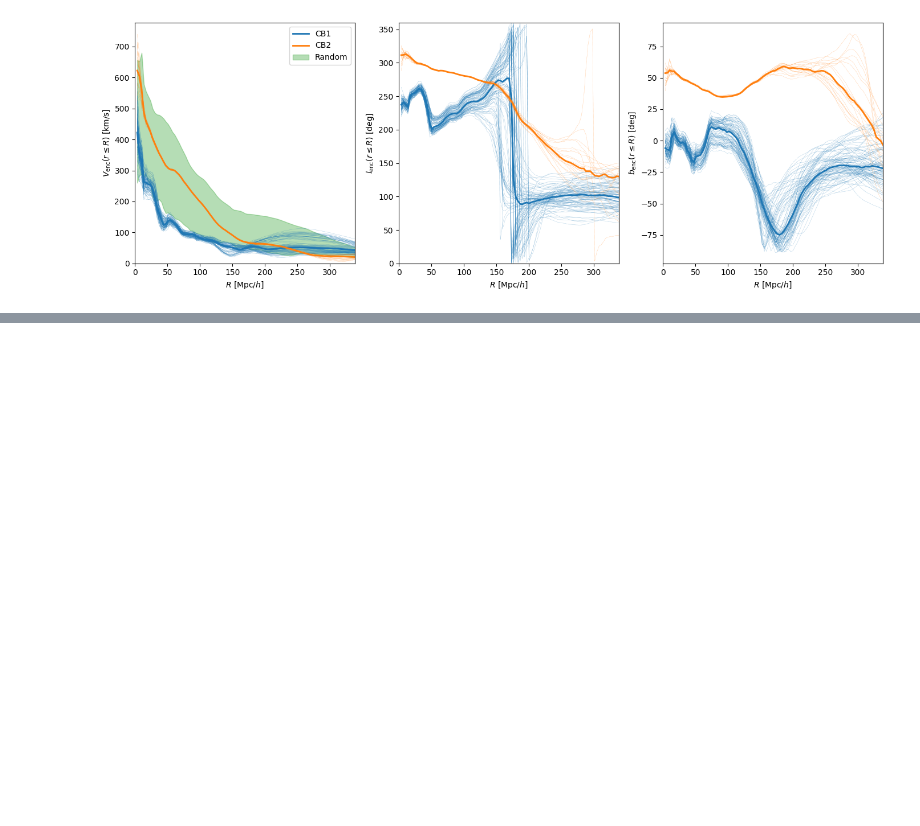
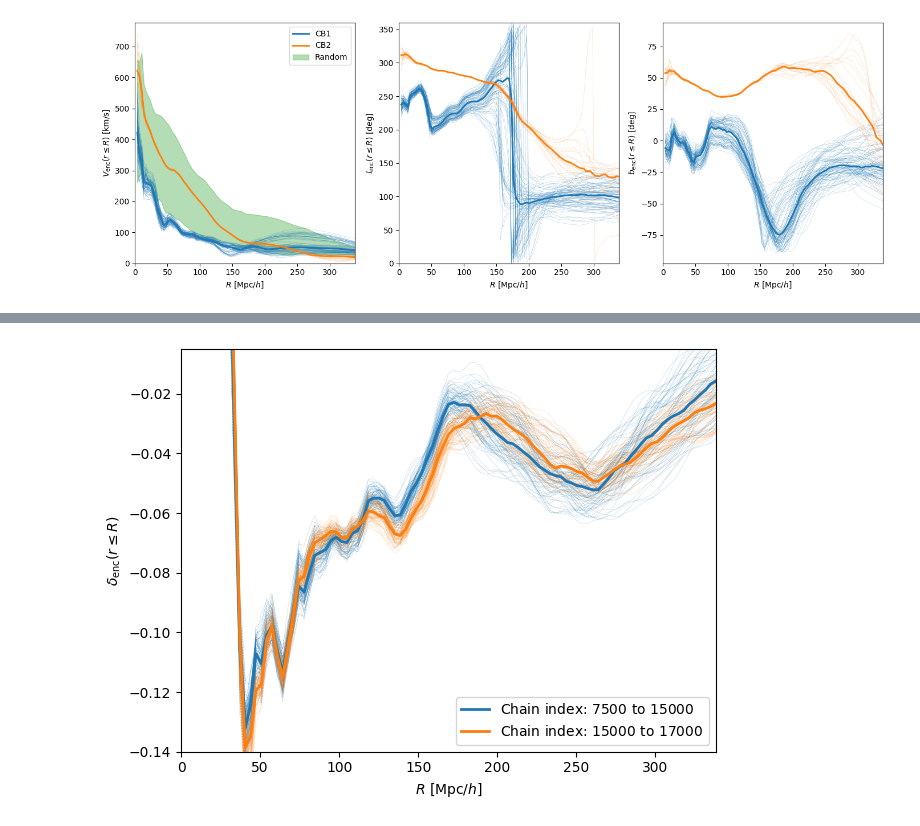
Before and after one commit to Richard-Sti/csiborgtools_public, a Jupyter notebook: notebooks/flow/flow_bulk.ipynb, the cells around one changed output, grey strips where cells are left out. Saved outputs shown, nothing was run; the diff lists cells and outputs as text; code cells hidden in the pictures; blank space fills up the shorter version.

```diff
--- a/notebooks/flow/flow_bulk.ipynb
+++ b/notebooks/flow/flow_bulk.ipynb
@@ -126,0 +125,7 @@ fig.show()
+# %%
+paths = csiborgtools.read.Paths(**csiborgtools.paths_glamdring)
+nsims = paths.get_ics("borg2_all")
+
+r, overdensity = read_enclosed_density("borg2_all")
+overdensity_A = overdensity[:80]
+overdensity_B = overdensity[80:][::30]
@@ -126,0 +144,29 @@ fig.show()
+# %%
+plt.figure()
+cols = plt.rcParamsDefault['axes.prop_cycle'].by_key()['color']
+
+# r, overdensity = read_enclosed_density("csiborg1")
+c = cols[0]
+for i in range(len(overdensity_A)):
+    plt.plot(r, overdensity_A[i], c=c, lw=0.2, zorder=0, ls="dotted")
+plt.plot(r, np.median(overdensity_A, axis=0), c=c, lw=2, label=r"Chain index: $7500$ to $15000$")
+
+c = cols[1]
+for i in range(len(overdensity_B)):
+    plt.plot(r, overdensity_B[i], c=c, lw=0.2, zorder=0, ls="dotted")
+plt.plot(r, np.median(overdensity_B, axis=0), c=c, lw=2, label=r"Chain index: $15000$ to $17000$")
+
+
+
+plt.xlabel(r"$R ~ [\mathrm{Mpc} / h]$")
+plt.ylabel(r"$\delta_{\rm enc} (r \leq R)$")
+plt.legend()
+
+plt.xlim(0, r.max())
+plt.ylim(-0.14, -0.005)
+plt.axhline(0, c='k', ls='--', lw=1)
+plt.tight_layout()
+plt.savefig("../../plots/enclosed_density_BORG2.png", dpi=450)
+plt.show()
+# %% [output]
+[figure, added]
```
Also changed, not shown: parts of 3 cells of this notebook, 8 other files.
